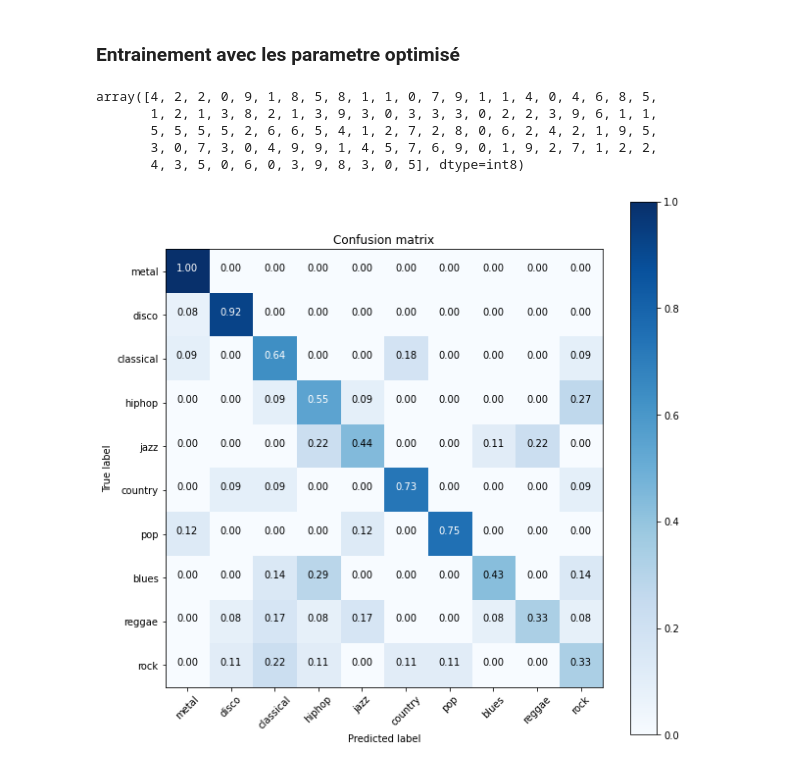
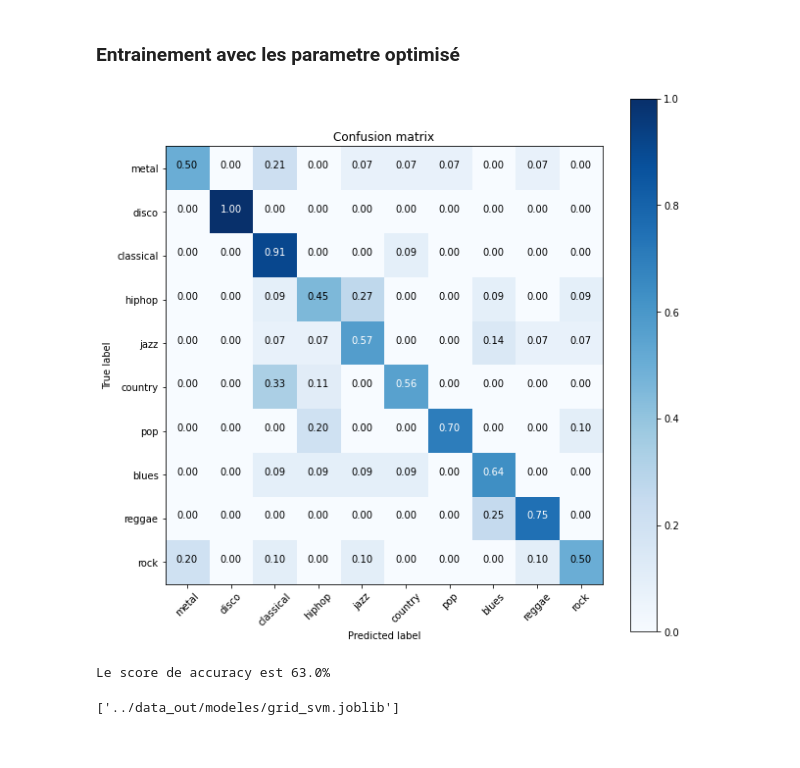
Before and after one commit to abdoulsn/music_gender_recognition, a Jupyter notebook: codes/music_genre.ipynb, the cells around one changed output. Cells and saved outputs as stored; diff of their text form; code cells hidden in the pictures.

```diff
--- a/codes/music_genre.ipynb
+++ b/codes/music_genre.ipynb
@@ -291,20 +292,14 @@ Meilleurs parameters: {'C': 100, 'degree': 2, 'gamma': 1.5, 'kernel': 'poly'}
 ### Entrainement avec les parametre optimisé
 # %%
 #Utilisons ici les params donnés par gridserchcv
-SVC_model = SVC(C=50, degree=2, gamma=2, kernel='poly', ) # , C=100, degree=3, gamma=1, kernel='poly'
-SVC_model.fit(X_train, y_train)
-y_pred = SVC_model.predict(X_test)
+grid_svm = SVC(C=100, degree=2, gamma=1.5, kernel='poly') # , C=100, degree=3, gamma=1, kernel='poly'
+grid_svm.fit(X_train_scaled, y_train)
+y_pred = grid_svm.predict(X_test_scaled)
+
+# plot de la conf matrice
+cm = confusion_matrix(y_test, y_pred)
+classes = ['metal', 'disco', 'classical', 'hiphop', 'jazz', 'country', 'pop', 'blues', 'reggae', 'rock']
+plt.figure(figsize=(10,10))
+plot_confusion_matrix(cm, classes, normalize=True)
 # %% [output]
-array([4, 2, 2, 0, 9, 1, 8, 5, 8, 1, 1, 0, 7, 9, 1, 1, 4, 0, 4, 6, 8, 5,
-       1, 2, 1, 3, 8, 2, 1, 3, 9, 3, 0, 3, 3, 3, 0, 2, 2, 3, 9, 6, 1, 1,
-       5, 5, 5, 5, 2, 6, 6, 5, 4, 1, 2, 7, 2, 8, 0, 6, 2, 4, 2, 1, 9, 5,
-       3, 0, 7, 3, 0, 4, 9, 9, 1, 4, 5, 7, 6, 9, 0, 1, 9, 2, 7, 1, 2, 2,
-       4, 3, 5, 0, 6, 0, 3, 9, 8, 3, 0, 5], dtype=int8)
+[figure, added]
-# %%
-cm = confusion_matrix(y_test, y_pred)
-classes = ['metal', 'disco', 'classical', 'hiphop', 'jazz', 'country', 'pop', 'blues', 'reggae', 'rock']
-
-plt.figure(figsize=(10,10))
-plot_confusion_matrix(cm, classes, normalize=True)
-# %% [output]
-[figure, removed]
@@ -337,2 +306,10 @@ grid_svm.fit(X_train, y_train)
+# %%
+from sklearn.metrics import accuracy_score
+print("Le score de accuracy est {}%".format(accuracy_score(y_test, y_pred)*100))
+# %% [output]
+Le score de accuracy est 63.0%
 # %%
-joblib.dump(grid_svm, "../data_out/modeles/grid_svm.joblib")
+from joblib import dump, load
+dump(grid_svm, "../data_out/modeles/grid_svm.joblib")
+# %% [output]
+['../data_out/modeles/grid_svm.joblib']
```
Also changed, not shown: parts of 7 cells of this notebook.
